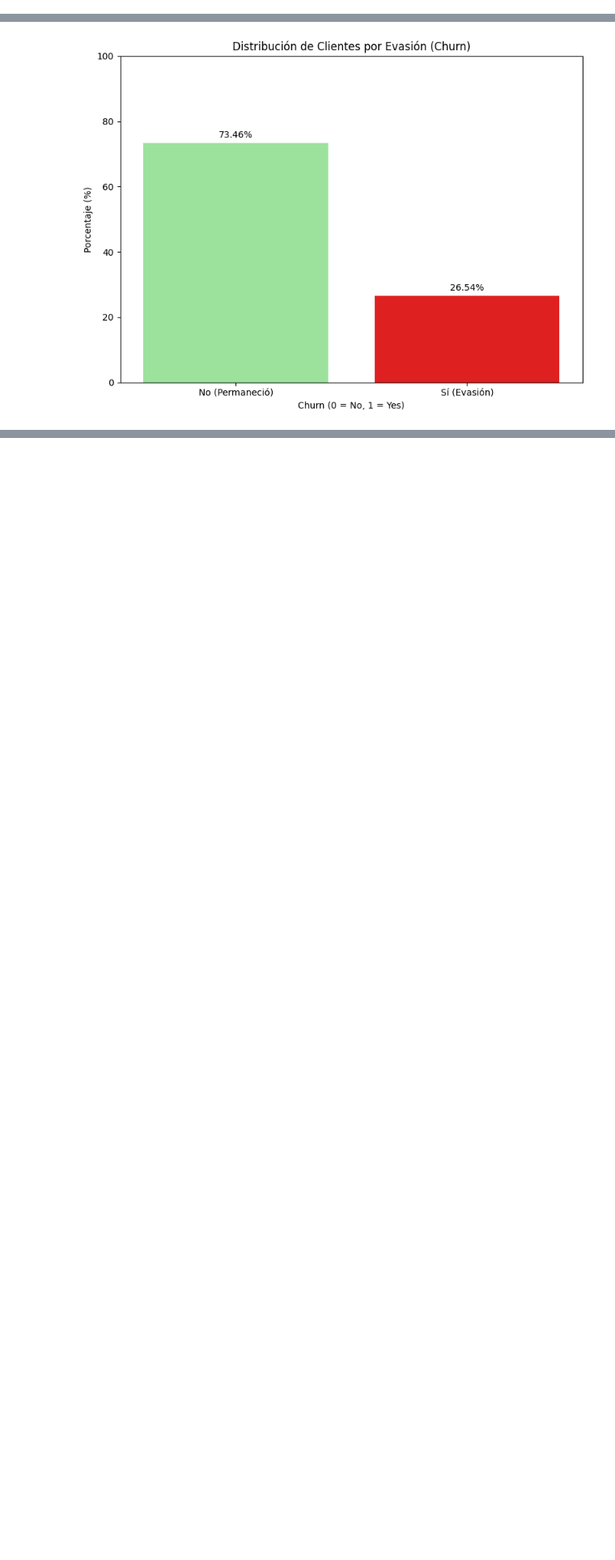
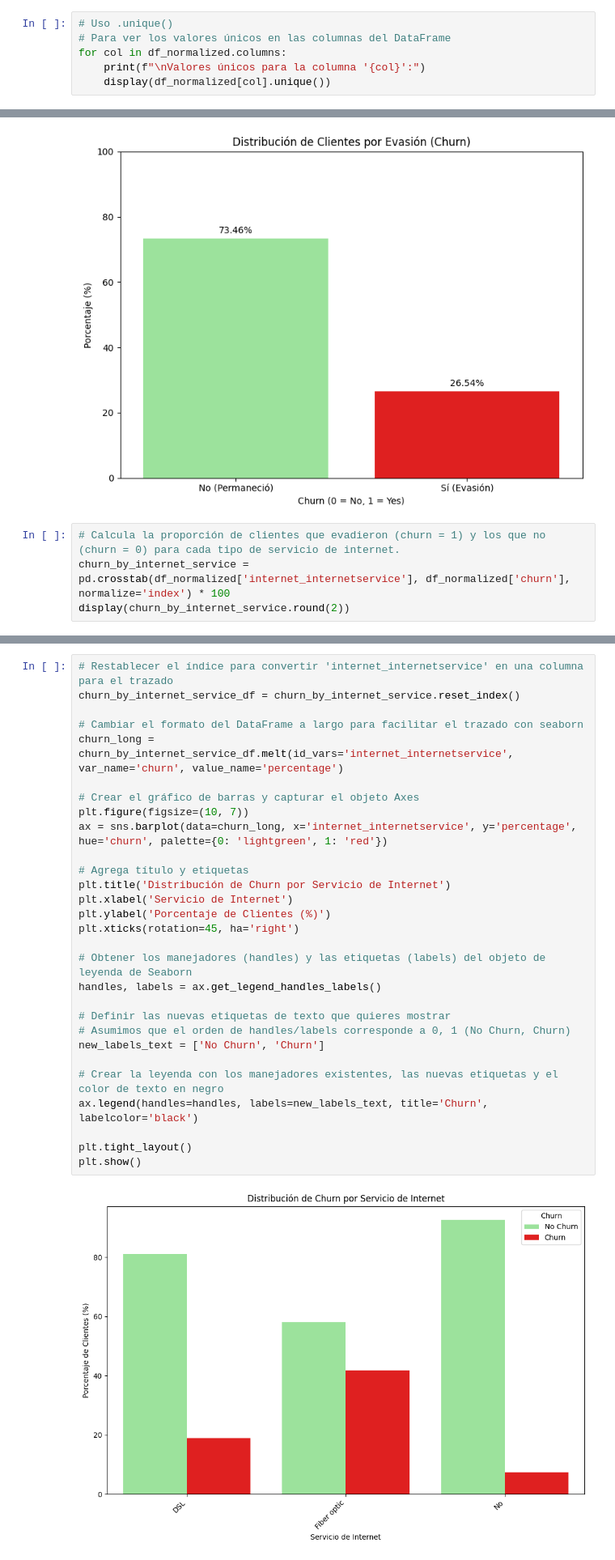
Before and after one commit to Gaby46Pe/challenge2-data-science-LATAM-gap, a Jupyter notebook: TelecomX_LATAM.ipynb, the cells around one changed output, grey strips where cells are left out. Shown at 81% size. Saved outputs shown, nothing was run; the diff lists cells and outputs as text; blank space fills up the shorter version.

```diff
--- a/TelecomX_LATAM.ipynb
+++ b/TelecomX_LATAM.ipynb
@@ -60,3 +61,9 @@ df_normalized.head()
 | 3 | 0011-IGKFF | Yes | Male | 1 | Yes | No | ... |
 | 4 | 0013-EXCHZ | Yes | Female | 1 | Yes | No | ... |
 5 rows × 21 columns
+# %%
+# Uso .unique()
+# Para ver los valores únicos en las columnas del DataFrame
+for col in df_normalized.columns:
+    print(f"\nValores únicos para la columna '{col}':")
+    display(df_normalized[col].unique())
@@ -456,3 +572,7 @@ plt.tight_layout()
 plt.show()
 # %% [output]
 [figure]
+# %%
+# Calcula la proporción de clientes que evadieron (churn = 1) y los que no (churn = 0) para cada tipo de servicio de internet.
+churn_by_internet_service = pd.crosstab(df_normalized['internet_internetservice'], df_normalized['churn'], normalize='index') * 100
+display(churn_by_internet_service.round(2))
@@ -458,0 +585,31 @@ plt.show()
+# %%
+# Restablecer el índice para convertir 'internet_internetservice' en una columna para el trazado
+churn_by_internet_service_df = churn_by_internet_service.reset_index()
+
+# Cambiar el formato del DataFrame a largo para facilitar el trazado con seaborn
+churn_long = churn_by_internet_service_df.melt(id_vars='internet_internetservice', var_name='churn', value_name='percentage')
+
+# Crear el gráfico de barras y capturar el objeto Axes
+plt.figure(figsize=(10, 7))
+ax = sns.barplot(data=churn_long, x='internet_internetservice', y='percentage', hue='churn', palette={0: 'lightgreen', 1: 'red'})
+
+# Agrega título y etiquetas
+plt.title('Distribución de Churn por Servicio de Internet')
+plt.xlabel('Servicio de Internet')
+plt.ylabel('Porcentaje de Clientes (%)')
+plt.xticks(rotation=45, ha='right')
+
+# Obtener los manejadores (handles) y las etiquetas (labels) del objeto de leyenda de Seaborn
+handles, labels = ax.get_legend_handles_labels()
+
+# Definir las nuevas etiquetas de texto que quieres mostrar
+# Asumimos que el orden de handles/labels corresponde a 0, 1 (No Churn, Churn)
+new_labels_text = ['No Churn', 'Churn']
+
+# Crear la leyenda con los manejadores existentes, las nuevas etiquetas y el color de texto en negro
+ax.legend(handles=handles, labels=new_labels_text, title='Churn', labelcolor='black')
+
+plt.tight_layout()
+plt.show()
+# %% [output]
+[figure, added]
```
Also changed, not shown: parts of 35 cells of this notebook.
